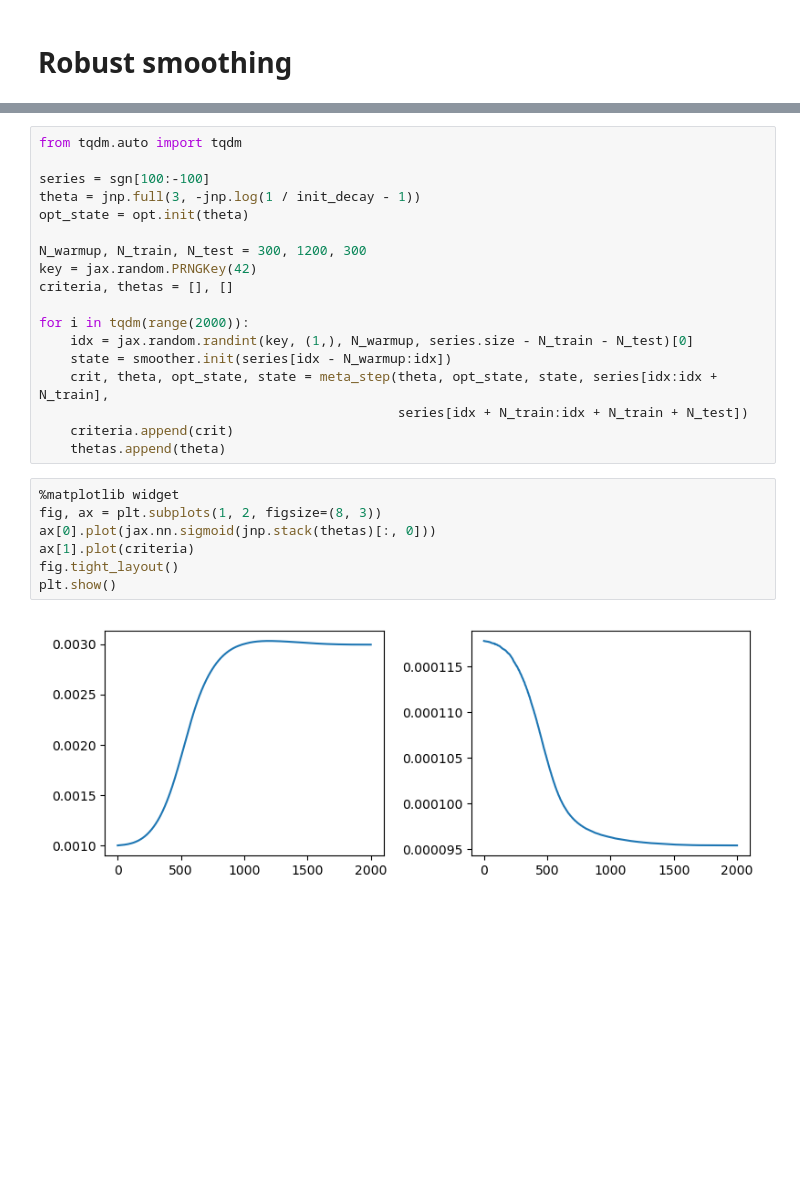
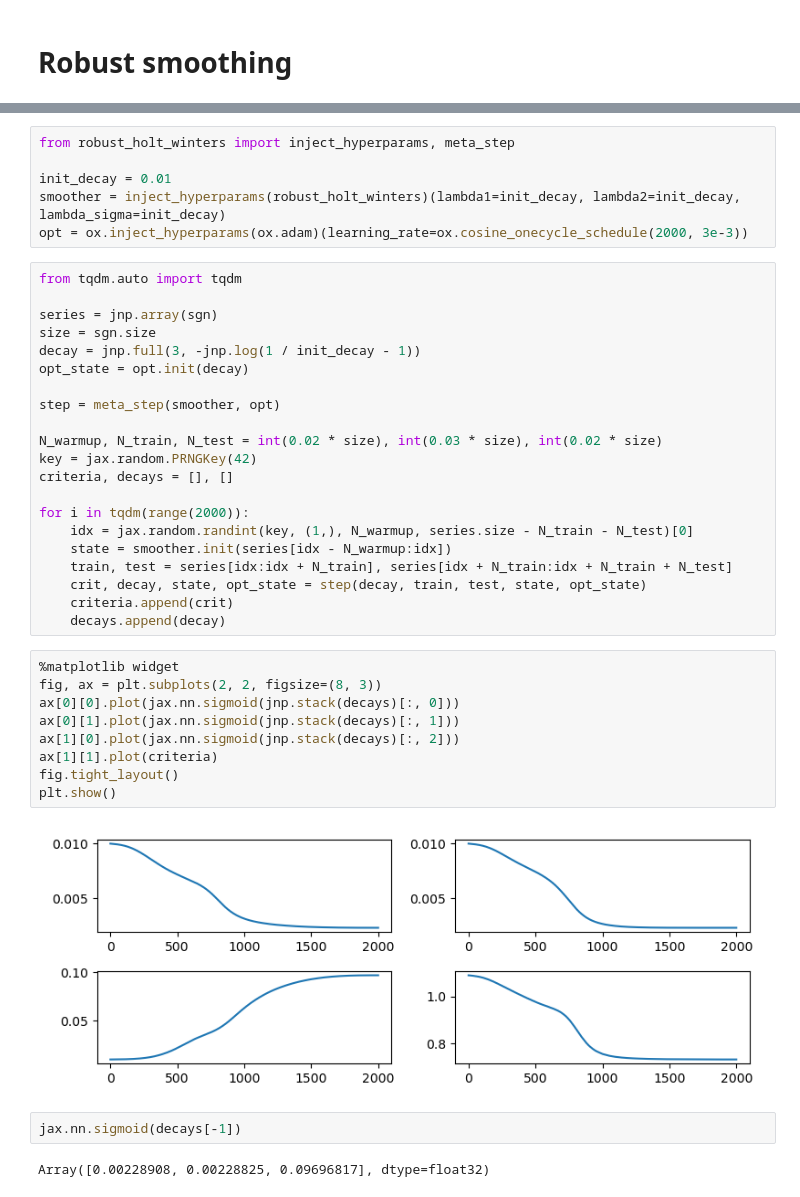
Before and after one commit to simply-nicky/robust_hw, a Jupyter notebook: dev_stats.ipynb, the cells around one changed output, grey strips where cells are left out. Drawn from its saved outputs; the diff is of its cells as text; blank space fills up the shorter version.

```diff
--- a/dev_stats.ipynb
+++ b/dev_stats.ipynb
@@ -153,27 +117,42 @@ def meta_step(theta: jnp.ndarray, opt_state: ox.OptState, state: InjectHyperpara
+# %%
+from robust_holt_winters import inject_hyperparams, meta_step
+
+init_decay = 0.01
+smoother = inject_hyperparams(robust_holt_winters)(lambda1=init_decay, lambda2=init_decay, lambda_sigma=init_decay)
+opt = ox.inject_hyperparams(ox.adam)(learning_rate=ox.cosine_onecycle_schedule(2000, 3e-3))
 # %%
 from tqdm.auto import tqdm
 
-series = sgn[100:-100]
-theta = jnp.full(3, -jnp.log(1 / init_decay - 1))
-opt_state = opt.init(theta)
+series = jnp.array(sgn)
+size = sgn.size
+decay = jnp.full(3, -jnp.log(1 / init_decay - 1))
+opt_state = opt.init(decay)
 
-N_warmup, N_train, N_test = 300, 1200, 300
+step = meta_step(smoother, opt)
+
+N_warmup, N_train, N_test = int(0.02 * size), int(0.03 * size), int(0.02 * size)
 key = jax.random.PRNGKey(42)
-criteria, thetas = [], []
+criteria, decays = [], []
 
 for i in tqdm(range(2000)):
     idx = jax.random.randint(key, (1,), N_warmup, series.size - N_train - N_test)[0]
     state = smoother.init(series[idx - N_warmup:idx])
-    crit, theta, opt_state, state = meta_step(theta, opt_state, state, series[idx:idx + N_train],
-                                              series[idx + N_train:idx + N_train + N_test])
+    train, test = series[idx:idx + N_train], series[idx + N_train:idx + N_train + N_test]
+    crit, decay, state, opt_state = step(decay, train, test, state, opt_state)
     criteria.append(crit)
-    thetas.append(theta)
+    decays.append(decay)
 # %%
 %matplotlib widget
-fig, ax = plt.subplots(1, 2, figsize=(8, 3))
-ax[0].plot(jax.nn.sigmoid(jnp.stack(thetas)[:, 0]))
-ax[1].plot(criteria)
+fig, ax = plt.subplots(2, 2, figsize=(8, 3))
+ax[0][0].plot(jax.nn.sigmoid(jnp.stack(decays)[:, 0]))
+ax[0][1].plot(jax.nn.sigmoid(jnp.stack(decays)[:, 1]))
+ax[1][0].plot(jax.nn.sigmoid(jnp.stack(decays)[:, 2]))
+ax[1][1].plot(criteria)
 fig.tight_layout()
 plt.show()
 # %% [output]
-[figure, old version]
+[figure, new version]
+# %%
+jax.nn.sigmoid(decays[-1])
+# %% [output]
+Array([0.00228908, 0.00228825, 0.09696817], dtype=float32)
```
Also changed, not shown: parts of 16 cells of this notebook, 3 other files.
